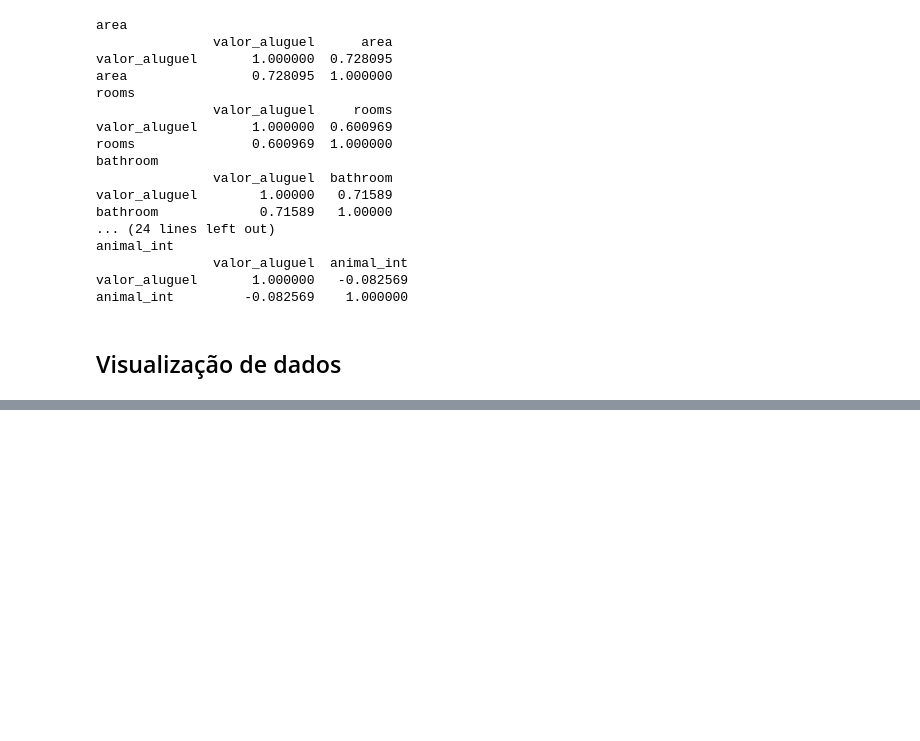
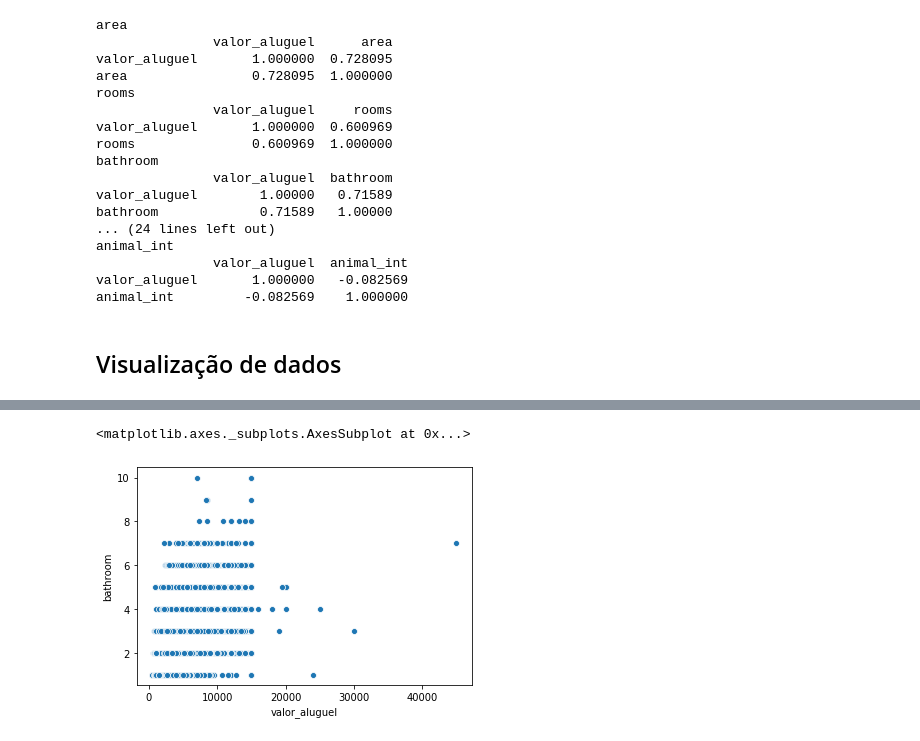
Before and after one commit to gabipz/data-science-codenation, a Jupyter notebook: 00-classes/week-03/semana_3.ipynb, the cells around one changed output, grey strips where cells are left out. Drawn from its saved outputs; the diff is of its cells as text; code cells hidden in the pictures; blank space fills up the shorter version.

```diff
--- a/00-classes/week-03/semana_3.ipynb
+++ b/00-classes/week-03/semana_3.ipynb
@@ -279,0 +298,5 @@ animal_int         -0.082569    1.000000
+# %%
+sns.scatterplot(x = 'valor_aluguel', y = 'bathroom', data = df)
+# %% [output]
+<matplotlib.axes._subplots.AxesSubplot at 0x...>
+[figure, added]
```
Also changed, not shown: parts of 6 cells of this notebook.
